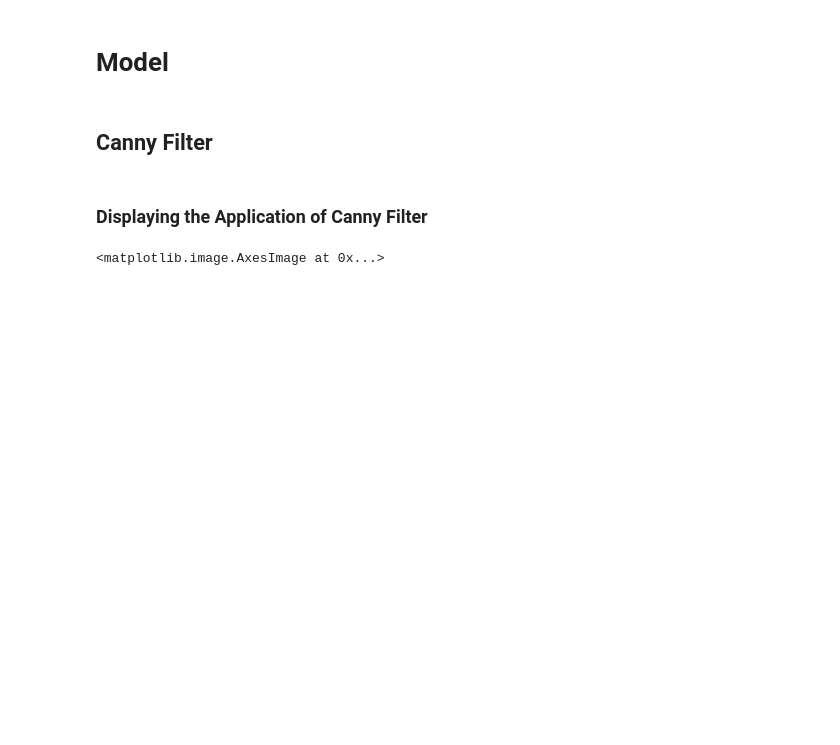
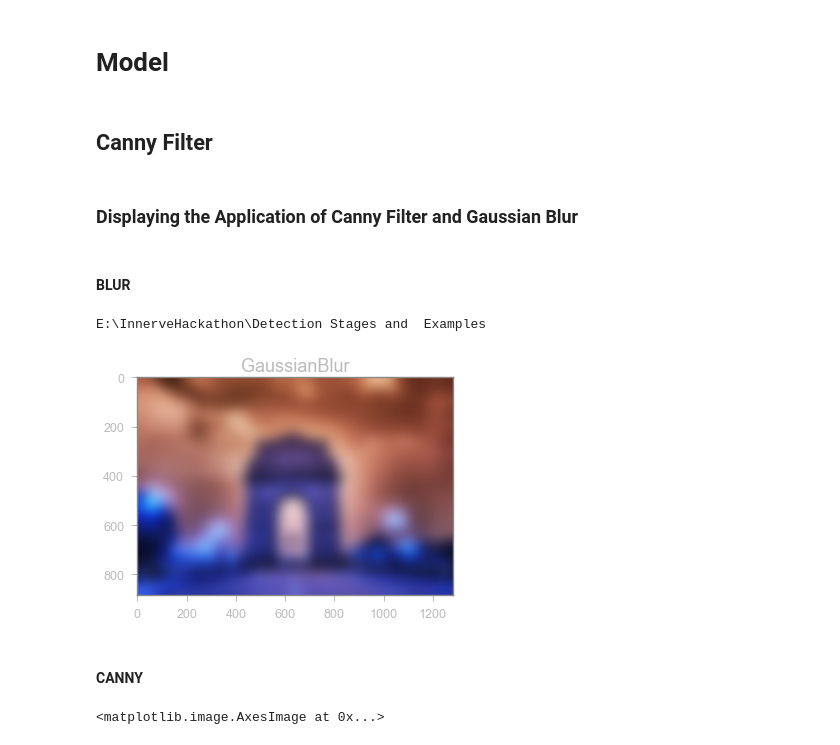
Before and after one commit to TheGupta2012/RAAHI, a Jupyter notebook: Step By Step Lane.ipynb, the cells around one changed output. Saved outputs shown, nothing was run; the diff lists cells and outputs as text; code cells hidden in the pictures; blank space fills up the shorter version.

```diff
--- a/Step By Step Lane.ipynb
+++ b/Step By Step Lane.ipynb
@@ -37,9 +45,21 @@ def do_canny(frame):
     canny = cv.Canny(blur,50,150)
     return canny
 # %% [markdown]
-### Displaying the Application of Canny Filter
+### Displaying the Application of Canny Filter and Gaussian Blur
 # %%
 one = cv.imread(r"D:\III semester\Web Technology\Web-Technology\Assignment 5\india.jpg")
+# %% [markdown]
+#### BLUR
+# %%
+plt.imshow(cv.GaussianBlur(one, (171, 171), 0))
+plt.title("GaussianBlur",fontsize=18)
+%cd "E:\InnerveHackathon\Detection Stages and  Examples\"
+plt.savefig("GaussianBlur",dpi = 200)
+# %% [output]
+E:\InnerveHackathon\Detection Stages and  Examples
+[figure, added]
+# %% [markdown]
+#### CANNY
 # %%
 one = cv.cvtColor(one,cv.COLOR_BGR2RGB)
 plt.imshow(one)
```
Also changed, not shown: parts of 7 cells of this notebook, 1 other file.
